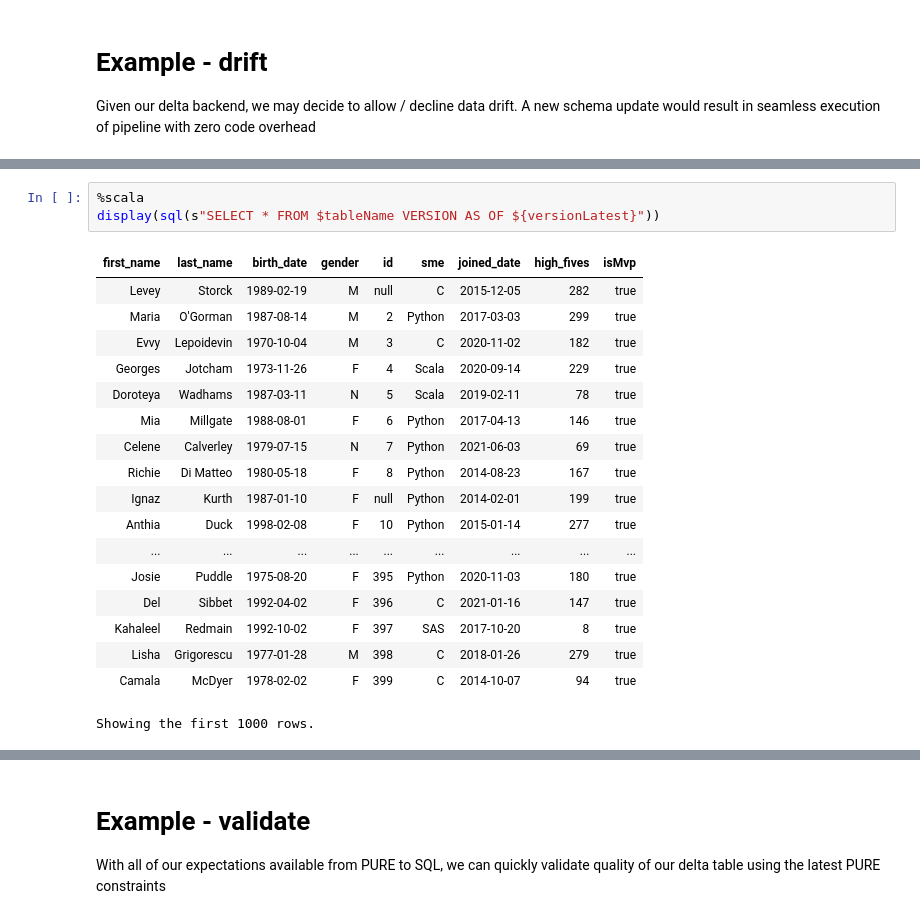
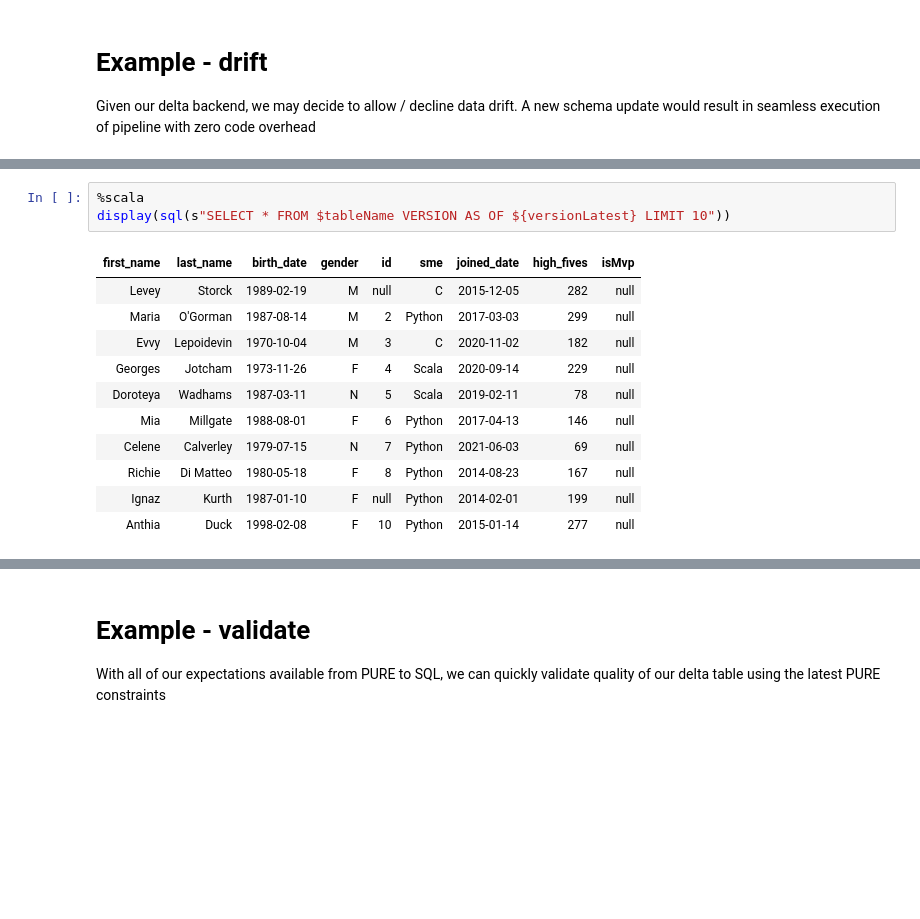
Before and after one commit to finos/legend-community-delta, a Jupyter notebook: databricks-scala.ipynb, the cells around one changed output, grey strips where cells are left out. Drawn from its saved outputs; the diff is of its cells as text; blank space fills up the shorter version.

Commit message:
scala notebook example
Signed-off-by: Antoine Amend <antoine.amend@gmail.com>

```diff
--- a/databricks-scala.ipynb
+++ b/databricks-scala.ipynb
@@ -225,24 +219,17 @@ display(versionDF)
 # %%
 %scala
-display(sql(s"SELECT * FROM $tableName VERSION AS OF ${versionLatest}"))
+display(sql(s"SELECT * FROM $tableName VERSION AS OF ${versionLatest} LIMIT 10"))
 # %% [output]
 | first_name | last_name | birth_date | gender | id | sme | joined_date | high_fives | isMvp |
-| Levey | Storck | 1989-02-19 | M | null | C | 2015-12-05 | 282 | true |
-| Maria | O'Gorman | 1987-08-14 | M | 2 | Python | 2017-03-03 | 299 | true |
-| Evvy | Lepoidevin | 1970-10-04 | M | 3 | C | 2020-11-02 | 182 | true |
-| Georges | Jotcham | 1973-11-26 | F | 4 | Scala | 2020-09-14 | 229 | true |
-| Doroteya | Wadhams | 1987-03-11 | N | 5 | Scala | 2019-02-11 | 78 | true |
-| Mia | Millgate | 1988-08-01 | F | 6 | Python | 2017-04-13 | 146 | true |
-| Celene | Calverley | 1979-07-15 | N | 7 | Python | 2021-06-03 | 69 | true |
-| Richie | Di Matteo | 1980-05-18 | F | 8 | Python | 2014-08-23 | 167 | true |
-| Ignaz | Kurth | 1987-01-10 | F | null | Python | 2014-02-01 | 199 | true |
-| Anthia | Duck | 1998-02-08 | F | 10 | Python | 2015-01-14 | 277 | true |
-| ... | ... | ... | ... | ... | ... | ... | ... | ... |
-| Josie | Puddle | 1975-08-20 | F | 395 | Python | 2020-11-03 | 180 | true |
-| Del | Sibbet | 1992-04-02 | F | 396 | C | 2021-01-16 | 147 | true |
-| Kahaleel | Redmain | 1992-10-02 | F | 397 | SAS | 2017-10-20 | 8 | true |
-| Lisha | Grigorescu | 1977-01-28 | M | 398 | C | 2018-01-26 | 279 | true |
-| Camala | McDyer | 1978-02-02 | F | 399 | C | 2014-10-07 | 94 | true |
+| Levey | Storck | 1989-02-19 | M | null | C | 2015-12-05 | 282 | null |
+| Maria | O'Gorman | 1987-08-14 | M | 2 | Python | 2017-03-03 | 299 | null |
+| Evvy | Lepoidevin | 1970-10-04 | M | 3 | C | 2020-11-02 | 182 | null |
+| Georges | Jotcham | 1973-11-26 | F | 4 | Scala | 2020-09-14 | 229 | null |
+| Doroteya | Wadhams | 1987-03-11 | N | 5 | Scala | 2019-02-11 | 78 | null |
+| Mia | Millgate | 1988-08-01 | F | 6 | Python | 2017-04-13 | 146 | null |
+| Celene | Calverley | 1979-07-15 | N | 7 | Python | 2021-06-03 | 69 | null |
+| Richie | Di Matteo | 1980-05-18 | F | 8 | Python | 2014-08-23 | 167 | null |
+| Ignaz | Kurth | 1987-01-10 | F | null | Python | 2014-02-01 | 199 | null |
+| Anthia | Duck | 1998-02-08 | F | 10 | Python | 2015-01-14 | 277 | null |
-Showing the first 1000 rows.
 # %%
 %scala
```
Also changed, not shown: parts of 3 cells of this notebook.
